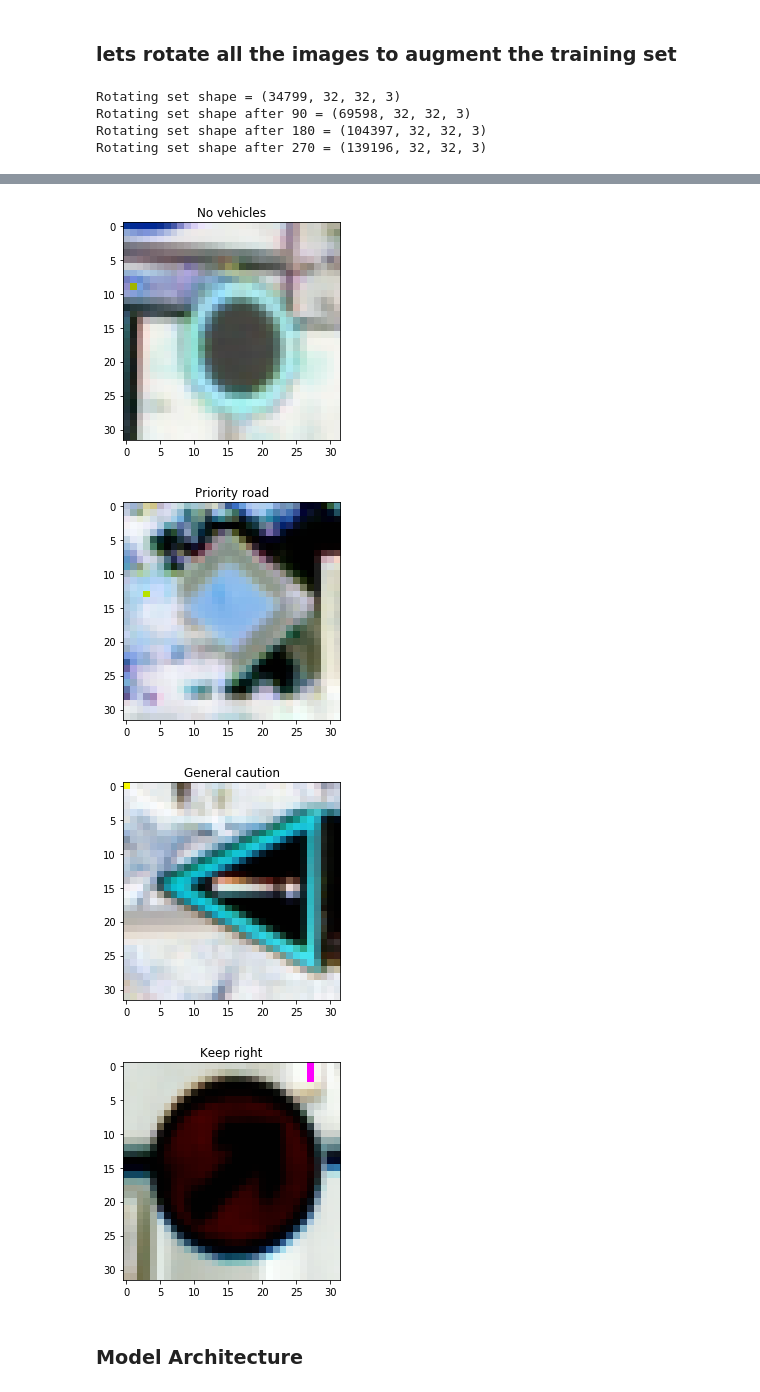
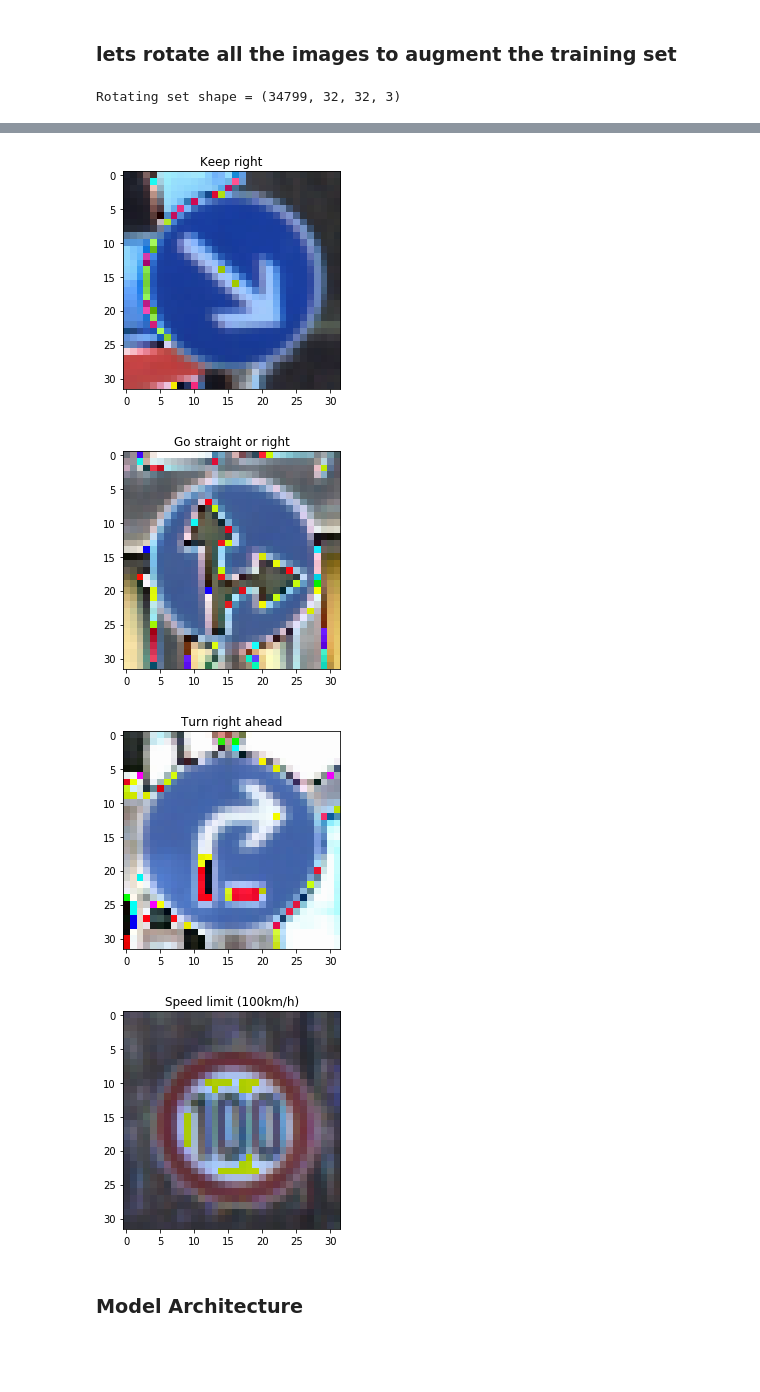
Before and after one commit to tpak/CarND-Traffic-Sign-Classifier-Project, a Jupyter notebook: Traffic_Sign_Classifier.ipynb, the cells around one changed output, grey strips where cells are left out. Cells and saved outputs as stored; diff of their text form; code cells hidden in the pictures; blank space fills up the shorter version.

```diff
--- a/Traffic_Sign_Classifier.ipynb
+++ b/Traffic_Sign_Classifier.ipynb
@@ -259,29 +255,8 @@ from sklearn.utils import shuffle
 X_train_rot = X_train_n
 print("Rotating set shape = {}".format(X_train_rot.shape))
 
-#rotate 90
-for i in range (0, len(X_train_rot)):
-    X_train_rot[i] = scms.imrotate(X_train_n[i], 90, interp='bilinear')
-
-X_train_n_r = np.concatenate((X_train_n, X_train_rot))
-y_train_n_r = np.concatenate((y_train, y_train))
-print("Rotating set shape after 90 = {}".format(X_train_n_r.shape))
-
-#rotate 180
-for i in range (0, len(X_train_rot)):
-    X_train_rot[i] = scms.imrotate(X_train_n[i], 180, interp='bilinear')
-
-X_train_n_r = np.concatenate((X_train_n_r, X_train_rot))
-y_train_n_r = np.concatenate((y_train_n_r, y_train))
-print("Rotating set shape after 180 = {}".format(X_train_n_r.shape))
-
-#rotate 270
-for i in range (0, len(X_train_rot)):
-    X_train_rot[i] = scms.imrotate(X_train_n[i], 270, interp='bilinear')
-
-X_train_n_r = np.concatenate((X_train_n_r, X_train_rot))
-y_train_n_r = np.concatenate((y_train_n_r, y_train))
-print("Rotating set shape after 270 = {}".format(X_train_n_r.shape))
+X_train_n_r = X_train_n
+y_train_n_r = y_train
 
 # now shuffle the deck to reduce overfitting
 X_train_n_r, y_train_n_r = shuffle(X_train_n_r, y_train_n_r)
@@ -289,6 +264,3 @@ X_train_n_r, y_train_n_r = shuffle(X_train_n_r, y_train_n_r)
 show_random_images(X_train_n_r, y_train_n_r, len(X_train_n_r), 5)
 # %% [output]
 Rotating set shape = (34799, 32, 32, 3)
-Rotating set shape after 90 = (69598, 32, 32, 3)
-Rotating set shape after 180 = (104397, 32, 32, 3)
-Rotating set shape after 270 = (139196, 32, 32, 3)
@@ -296,7 +268,7 @@ Rotating set shape after 270 = (139196, 32, 32, 3)
-[figure, old version]
+[figure, new version]
-[figure, old version]
+[figure, new version]
-[figure, old version]
+[figure, new version]
-[figure, old version]
+[figure, new version]
 # %% [markdown]
 ### Model Architecture
 # %%
```
Also changed, not shown: parts of 8 cells of this notebook, 1 other file.
